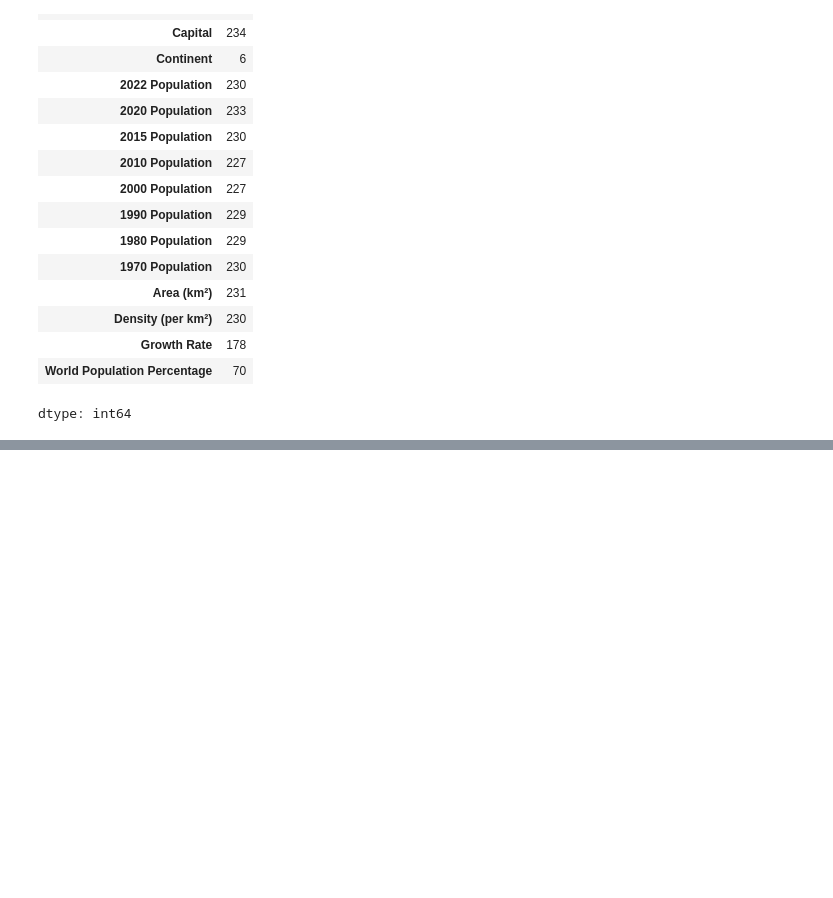
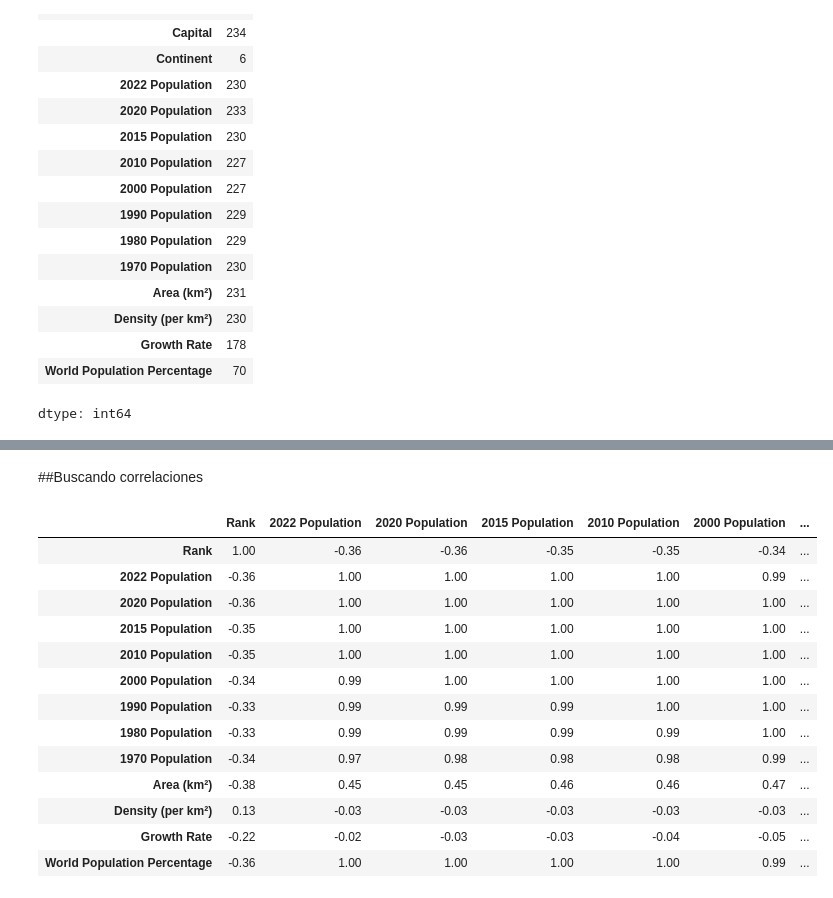
Before and after one commit to erickgnfi-dotcom/Analisis-Exploratorio-de-Datos-con-Pandas, a Jupyter notebook: Analisis_Exploratorio_de_Datos_con_Pandas.ipynb, the cells around one changed output, grey strips where cells are left out. Drawn from its saved outputs; the diff is of its cells as text; code cells hidden in the pictures; blank space fills up the shorter version.

```diff
--- a/Analisis_Exploratorio_de_Datos_con_Pandas.ipynb
+++ b/Analisis_Exploratorio_de_Datos_con_Pandas.ipynb
@@ -114,0 +129,19 @@ dtype: int64
+# %% [markdown]
+##Buscando correlaciones
+# %%
+df.corr(numeric_only = True)
+# %% [output]
+|  | Rank | 2022 Population | 2020 Population | 2015 Population | 2010 Population | 2000 Population | ... |
+| Rank | 1.00 | -0.36 | -0.36 | -0.35 | -0.35 | -0.34 | ... |
+| 2022 Population | -0.36 | 1.00 | 1.00 | 1.00 | 1.00 | 0.99 | ... |
+| 2020 Population | -0.36 | 1.00 | 1.00 | 1.00 | 1.00 | 1.00 | ... |
+| 2015 Population | -0.35 | 1.00 | 1.00 | 1.00 | 1.00 | 1.00 | ... |
+| 2010 Population | -0.35 | 1.00 | 1.00 | 1.00 | 1.00 | 1.00 | ... |
+| 2000 Population | -0.34 | 0.99 | 1.00 | 1.00 | 1.00 | 1.00 | ... |
+| 1990 Population | -0.33 | 0.99 | 0.99 | 0.99 | 1.00 | 1.00 | ... |
+| 1980 Population | -0.33 | 0.99 | 0.99 | 0.99 | 0.99 | 1.00 | ... |
+| 1970 Population | -0.34 | 0.97 | 0.98 | 0.98 | 0.98 | 0.99 | ... |
+| Area (km²) | -0.38 | 0.45 | 0.45 | 0.46 | 0.46 | 0.47 | ... |
+| Density (per km²) | 0.13 | -0.03 | -0.03 | -0.03 | -0.03 | -0.03 | ... |
+| Growth Rate | -0.22 | -0.02 | -0.03 | -0.03 | -0.04 | -0.05 | ... |
+| World Population Percentage | -0.36 | 1.00 | 1.00 | 1.00 | 1.00 | 0.99 | ... |
```
Also changed, not shown: parts of 2 cells of this notebook.
